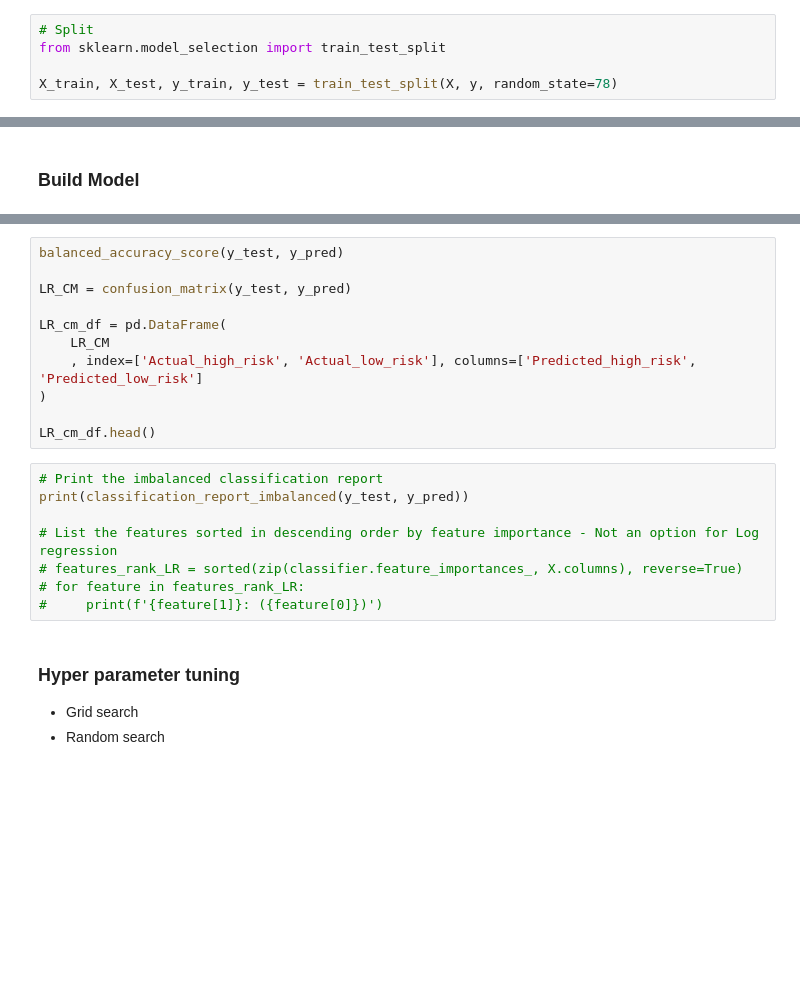
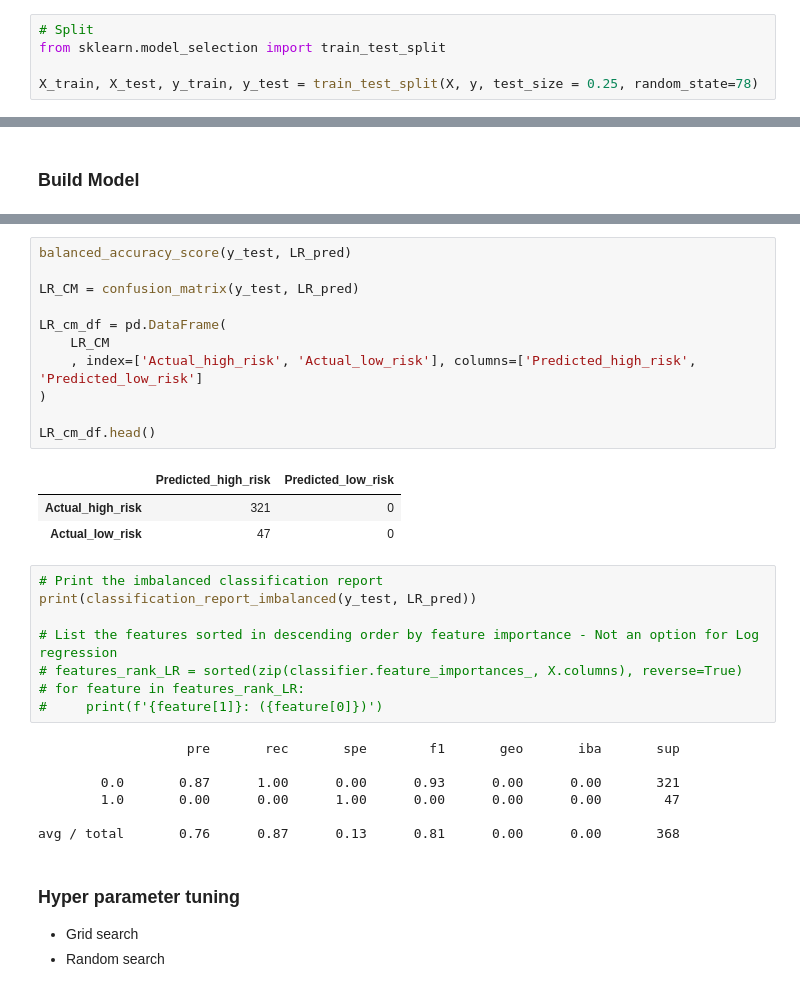
Before and after one commit to lykkelig/Group6_Final_Project, a Jupyter notebook: RonH/Employee_Attrition_Model.ipynb, the cells around one changed output, grey strips where cells are left out. Saved outputs shown, nothing was run; the diff lists cells and outputs as text; blank space fills up the shorter version.

```diff
--- a/RonH/Employee_Attrition_Model.ipynb
+++ b/RonH/Employee_Attrition_Model.ipynb
@@ -394,4 +451,4 @@ X = hr_df.drop(['Attrition_Yes', 'Attrition_No'], 1)
 # Split
 from sklearn.model_selection import train_test_split
 
-X_train, X_test, y_train, y_test = train_test_split(X, y, random_state=78)
+X_train, X_test, y_train, y_test = train_test_split(X, y, test_size = 0.25, random_state=78)
@@ -446,22 +574,33 @@ LR_pred = classifier.predict(X_test)
 # %%
-balanced_accuracy_score(y_test, y_pred)
+balanced_accuracy_score(y_test, LR_pred)
 
-LR_CM = confusion_matrix(y_test, y_pred)
+LR_CM = confusion_matrix(y_test, LR_pred)
 
 LR_cm_df = pd.DataFrame(
     LR_CM
     , index=['Actual_high_risk', 'Actual_low_risk'], columns=['Predicted_high_risk', 'Predicted_low_risk']
 )
 
 LR_cm_df.head()
+# %% [output]
+|  | Predicted_high_risk | Predicted_low_risk |
+| Actual_high_risk | 321 | 0 |
+| Actual_low_risk | 47 | 0 |
 # %%
 # Print the imbalanced classification report
-print(classification_report_imbalanced(y_test, y_pred))
+print(classification_report_imbalanced(y_test, LR_pred))
 
 # List the features sorted in descending order by feature importance - Not an option for Log regression
 # features_rank_LR = sorted(zip(classifier.feature_importances_, X.columns), reverse=True)
 # for feature in features_rank_LR:
 #     print(f'{feature[1]}: ({feature[0]})')
+# %% [output]
+                   pre       rec       spe        f1       geo       iba       sup
+
+        0.0       0.87      1.00      0.00      0.93      0.00      0.00       321
+        1.0       0.00      0.00      1.00      0.00      0.00      0.00        47
+
+avg / total       0.76      0.87      0.13      0.81      0.00      0.00       368
 # %% [markdown]
 
 ### Hyper parameter tuning
```
Also changed, not shown: parts of 42 cells of this notebook.
